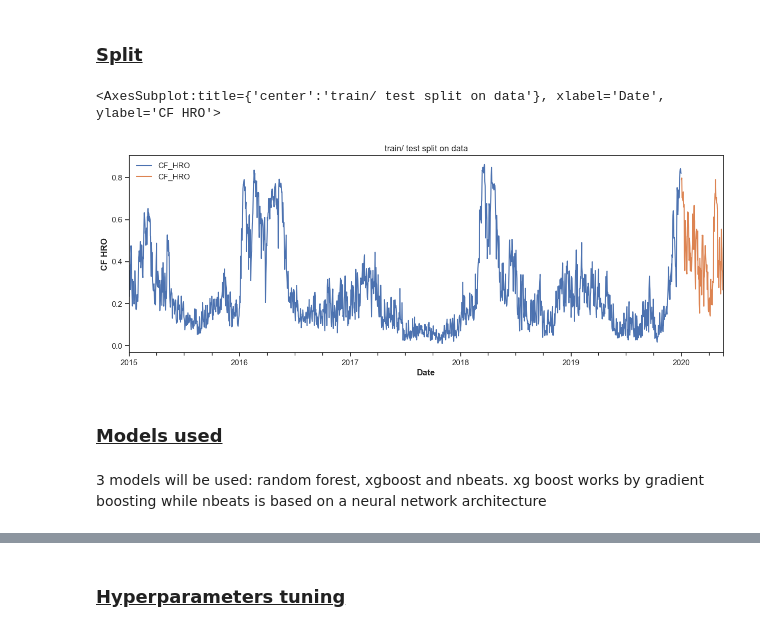
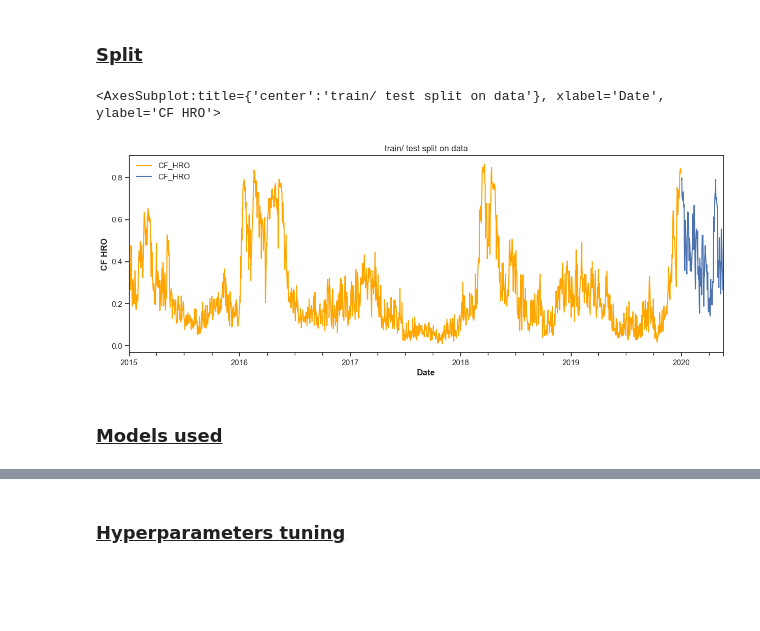
Before and after one commit to CastanieAlexandre/Forecast-of-hydroelectric-production-in-Portugal-with-RF-XGboost-and-Nbeats, a Jupyter notebook: Notebook_ML.ipynb, the cells around one changed output, grey strips where cells are left out. Saved outputs shown, nothing was run; the diff lists cells and outputs as text; code cells hidden in the pictures; blank space fills up the shorter version.

```diff
--- a/Notebook_ML.ipynb
+++ b/Notebook_ML.ipynb
@@ -187,11 +196,11 @@ for train_index,test_index in tssplit.split(df_HRO):
     test=df_HRO[['CF_HRO']+features].iloc[test_index]
 # %%
 fig,ax=plt.subplots(1,1,figsize=(15,5))
-train[['CF_HRO']].plot(ax=ax,ylabel='CF HRO',title='train/ test split on data')
+train[['CF_HRO']].plot(ax=ax,ylabel='CF HRO',title='train/ test split on data',color='orange')
 test[['CF_HRO']].plot(ax=ax)
 # %% [output]
 <AxesSubplot:title={'center':'train/ test split on data'}, xlabel='Date', ylabel='CF HRO'>
-[figure, old version]
+[figure, new version]
 # %%
 X_train = train[features]
 y_train = train['CF_HRO']
@@ -199,5 +208,3 @@ X_test = test[features]
 y_test = test['CF_HRO']
 # %% [markdown]
 ### <u> Models used
-# %% [markdown]
-3 models will be used: random forest, xgboost and nbeats. xg boost works by gradient boosting while nbeats is based on a neural network architecture
```
Also changed, not shown: parts of 17 cells of this notebook, 1 other file.
